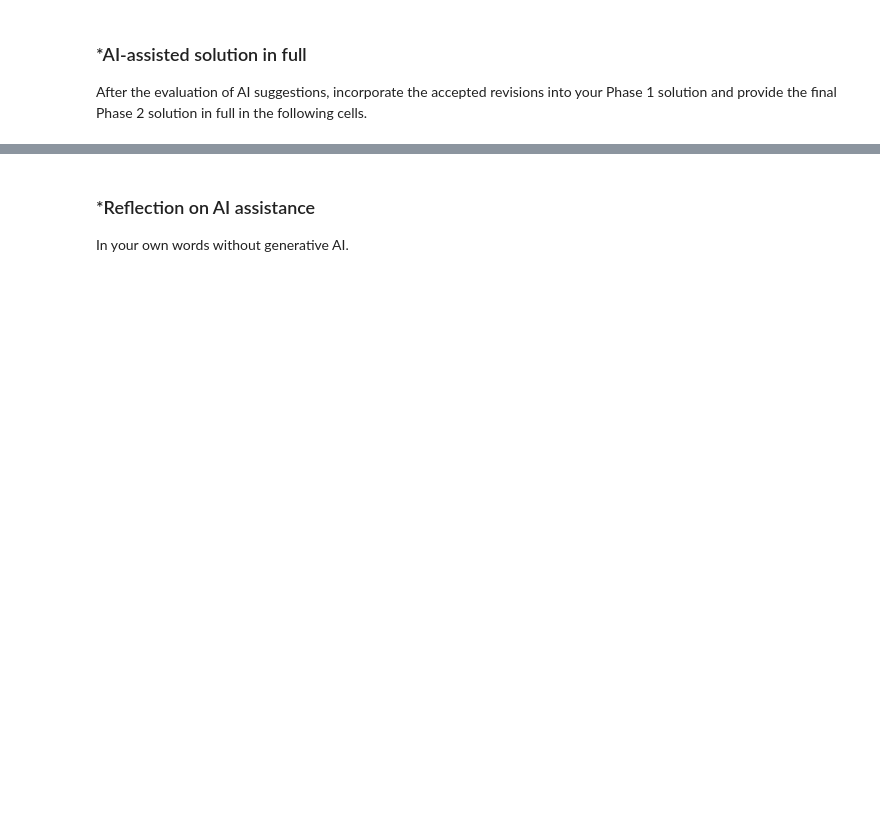
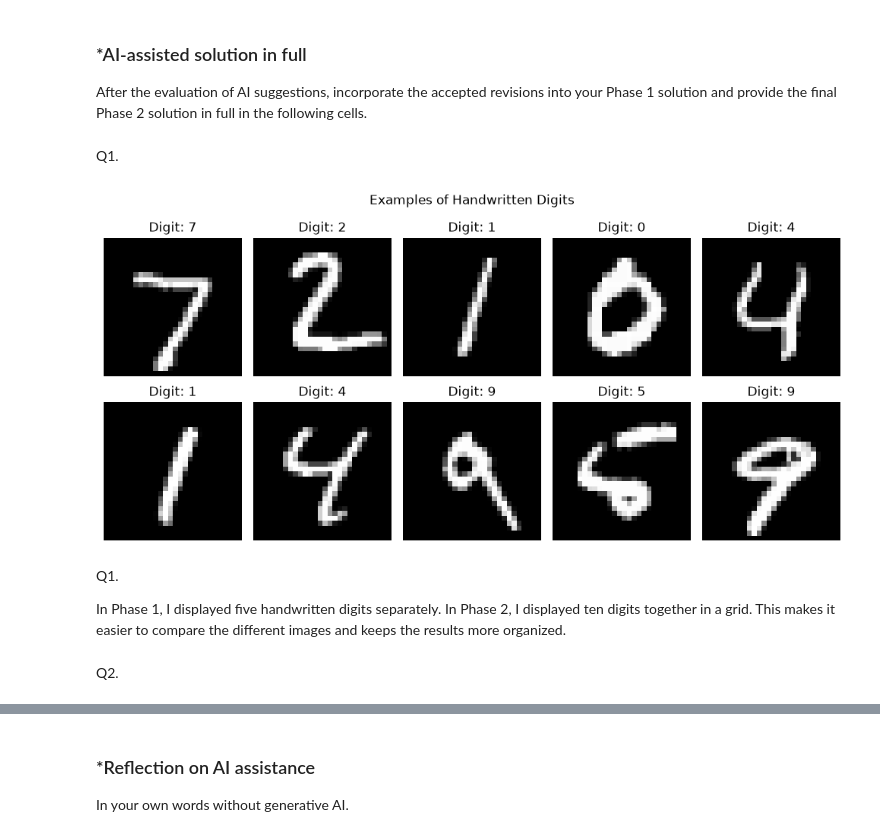
Before and after one commit to LeytonA26/L01-cv, a Jupyter notebook: notebook.ipynb, the cells around one changed output, grey strips where cells are left out. Saved outputs shown, nothing was run; the diff lists cells and outputs as text; code cells hidden in the pictures; blank space fills up the shorter version.

Commit message:
Complete Phase 2

```diff
--- a/notebook.ipynb
+++ b/notebook.ipynb
@@ -231,0 +243,33 @@ After the evaluation of AI suggestions, incorporate the accepted revisions into
+# %% [markdown]
+Q1.
+# %%
+import pickle
+import numpy as np
+import matplotlib.pyplot as plt
+
+with open('data/minst.pkl', 'rb') as f:
+    data = pickle.load(f)
+
+X_train = data['X_train']
+y_train = data['y_train']
+X_test = data['X_test']
+y_test = data['y_test']
+
+fig, axes = plt.subplots(2, 5, figsize=(10, 5))
+
+for i, ax in enumerate(axes.flat):
+    ax.imshow(X_test[i], cmap='gray')
+    ax.set_title("Digit: " + str(y_test[i]))
+    ax.axis('off')
+
+plt.suptitle("Examples of Handwritten Digits")
+plt.tight_layout()
+plt.show()
+# %% [output]
+[figure, added]
+# %% [markdown]
+Q1.
+
+In Phase 1, I displayed five handwritten digits separately. In Phase 2, I displayed ten digits together in a grid. This makes it easier to compare the different images and keeps the results more organized.
+# %% [markdown]
+Q2.
```
Also changed, not shown: parts of 26 cells of this notebook.
